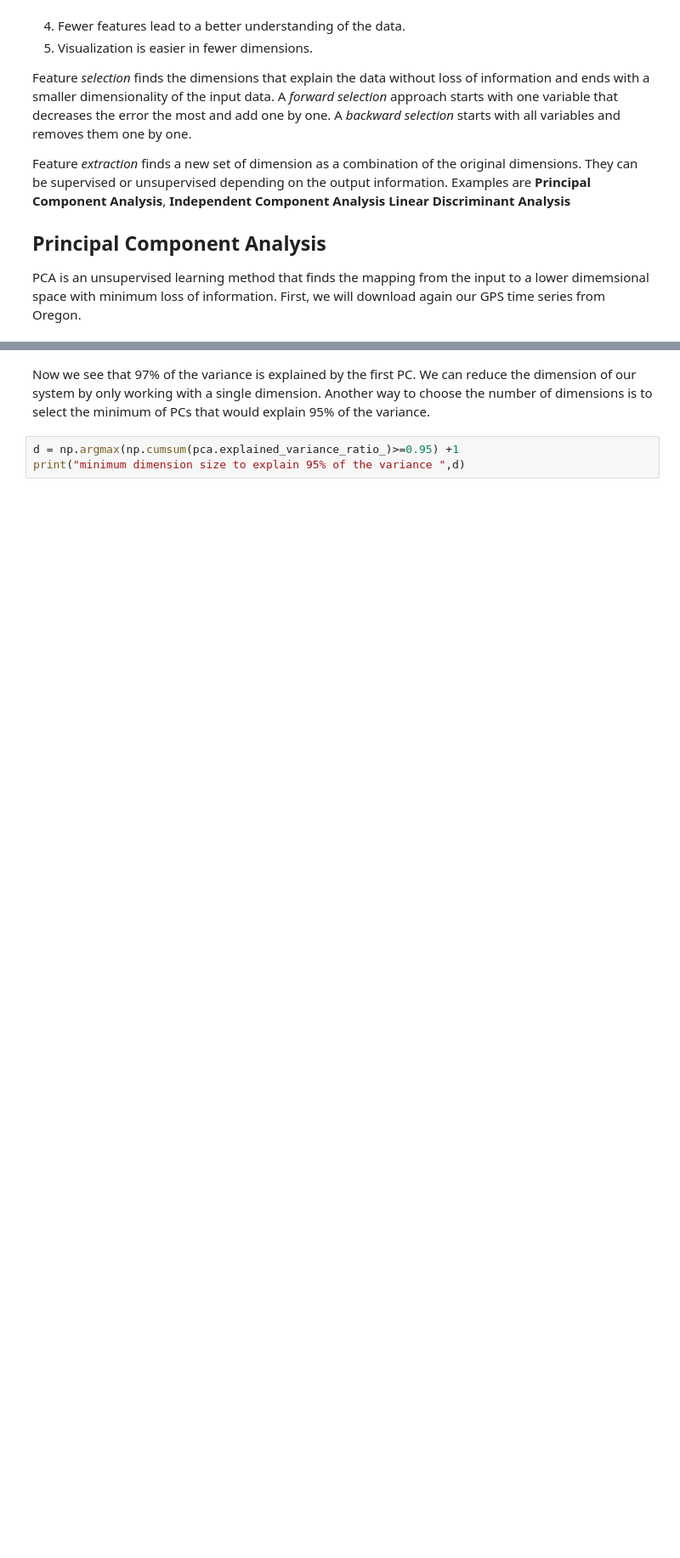
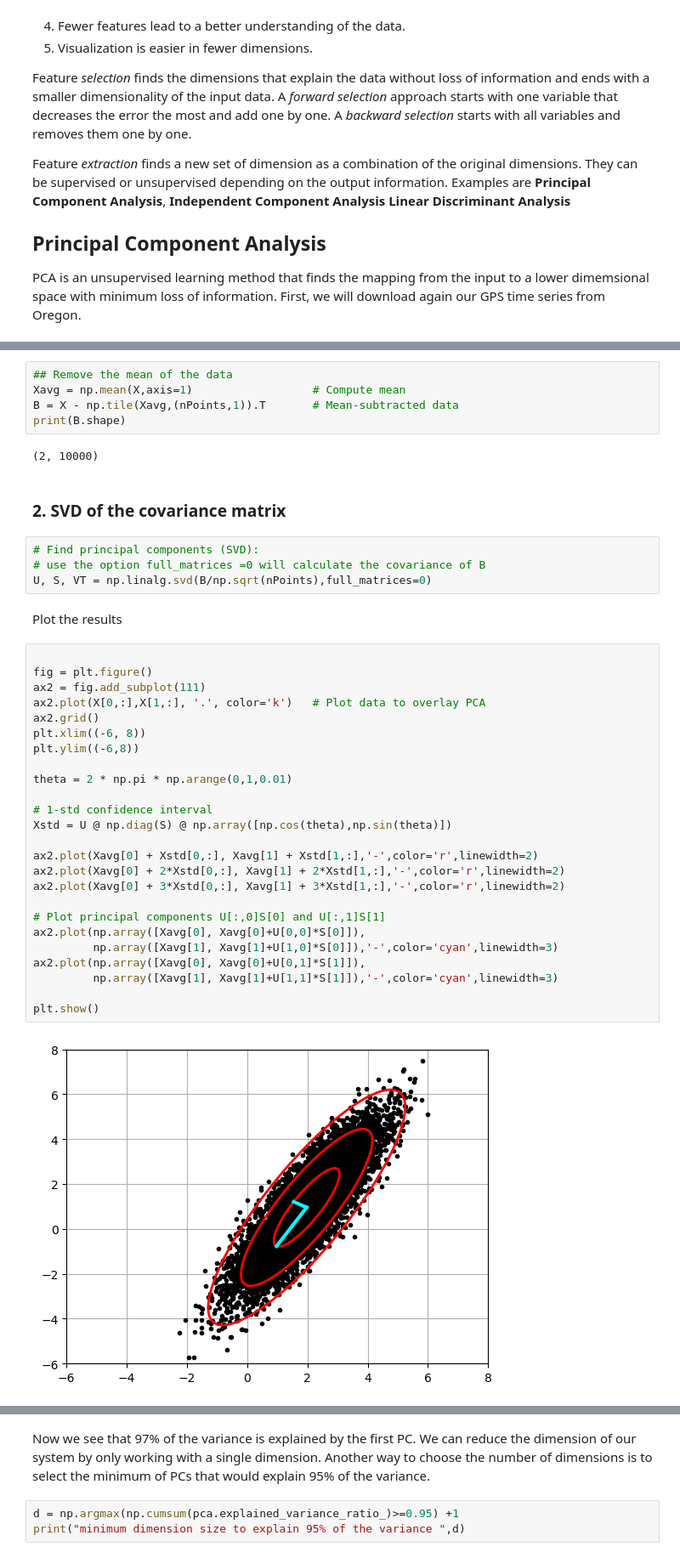
Before and after one commit to zomungGITHUB/MLGeo-2023, a Jupyter notebook: tutorials/2.9_pca.ipynb, the cells around one changed output, grey strips where cells are left out. Shown at 85% size. Drawn from its saved outputs; the diff is of its cells as text; blank space fills up the shorter version.

```diff
--- a/tutorials/2.9_pca.ipynb
+++ b/tutorials/2.9_pca.ipynb
@@ -29,0 +79,42 @@ from sklearn.decomposition import PCA
+# %%
+## Remove the mean of the data
+Xavg = np.mean(X,axis=1)                  # Compute mean
+B = X - np.tile(Xavg,(nPoints,1)).T       # Mean-subtracted data
+print(B.shape)
+# %% [output]
+(2, 10000)
+# %% [markdown]
+### 2. SVD of the covariance matrix
+# %%
+# Find principal components (SVD):
+# use the option full_matrices =0 will calculate the covariance of B
+U, S, VT = np.linalg.svd(B/np.sqrt(nPoints),full_matrices=0)
+# %% [markdown]
+Plot the results
+# %%
+
+fig = plt.figure()
+ax2 = fig.add_subplot(111)
+ax2.plot(X[0,:],X[1,:], '.', color='k')   # Plot data to overlay PCA
+ax2.grid()
+plt.xlim((-6, 8))
+plt.ylim((-6,8))
+
+theta = 2 * np.pi * np.arange(0,1,0.01)
+
+# 1-std confidence interval
+Xstd = U @ np.diag(S) @ np.array([np.cos(theta),np.sin(theta)])
+
+ax2.plot(Xavg[0] + Xstd[0,:], Xavg[1] + Xstd[1,:],'-',color='r',linewidth=2)
+ax2.plot(Xavg[0] + 2*Xstd[0,:], Xavg[1] + 2*Xstd[1,:],'-',color='r',linewidth=2)
+ax2.plot(Xavg[0] + 3*Xstd[0,:], Xavg[1] + 3*Xstd[1,:],'-',color='r',linewidth=2)
+
+# Plot principal components U[:,0]S[0] and U[:,1]S[1]
+ax2.plot(np.array([Xavg[0], Xavg[0]+U[0,0]*S[0]]),
+         np.array([Xavg[1], Xavg[1]+U[1,0]*S[0]]),'-',color='cyan',linewidth=3)
+ax2.plot(np.array([Xavg[0], Xavg[0]+U[0,1]*S[1]]),
+         np.array([Xavg[1], Xavg[1]+U[1,1]*S[1]]),'-',color='cyan',linewidth=3)
+
+plt.show()
+# %% [output]
+[figure, added]
```
Also changed, not shown: parts of 30 cells of this notebook, 6 other files.
